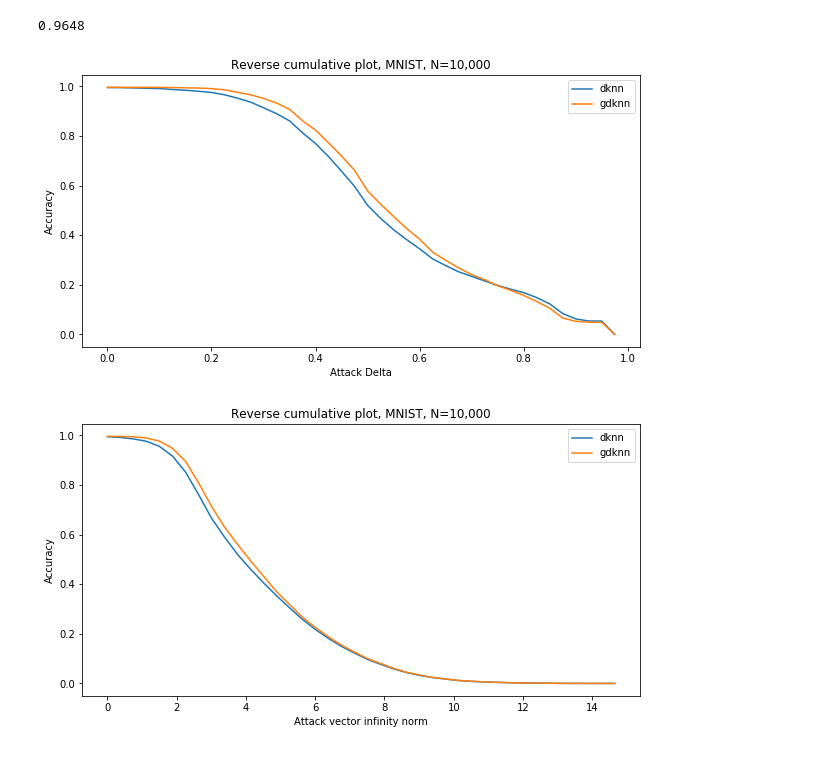
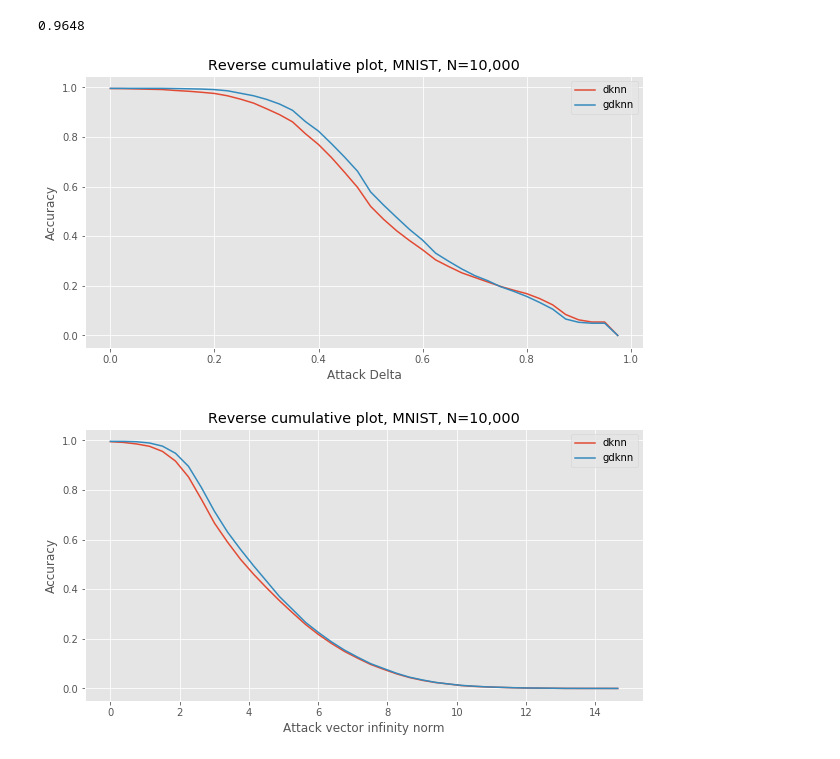
Before and after one commit to hopeliu20160622/dknn_geod, a Jupyter notebook: src/attack.ipynb, the cells around one changed output. Saved outputs shown, nothing was run; the diff lists cells and outputs as text; code cells hidden in the pictures.

Commit message:
adding new plots

```diff
--- a/src/attack.ipynb
+++ b/src/attack.ipynb
@@ -143,15 +144,16 @@ def cumulative_plot(xlist, label=None, bins=40, reverse=True):
     plt.plot(base[:-1], (len(xlist) - cumulative)/xlist.shape[0], label=label)
 # %%
+plt.style.use('ggplot')
 cumulative_plot(deltas_k, label='dknn')
 cumulative_plot(deltas_g, label='gdknn')
 plt.title('Reverse cumulative plot, MNIST, N=10,000')
 plt.xlabel('Attack Delta')
 plt.ylabel('Accuracy')
 plt.legend()
 plt.savefig('../results/attacks/deltas.png')
 plt.show()
 # %% [output]
-[figure, old version]
+[figure, new version]
 # %%
 cumulative_plot(norms_k, label='dknn')
 cumulative_plot(norms_g, label='gdknn')
@@ -162,7 +164,7 @@ plt.legend()
 plt.savefig('../results/attacks/norms.png')
 plt.show()
 # %% [output]
-[figure, old version]
+[figure, new version]
 # %%
 path = "../results/attacks/deltas_norms.pkl"
 # %%
```
Also changed, not shown: parts of 1 cell of this notebook, 2 other files.
